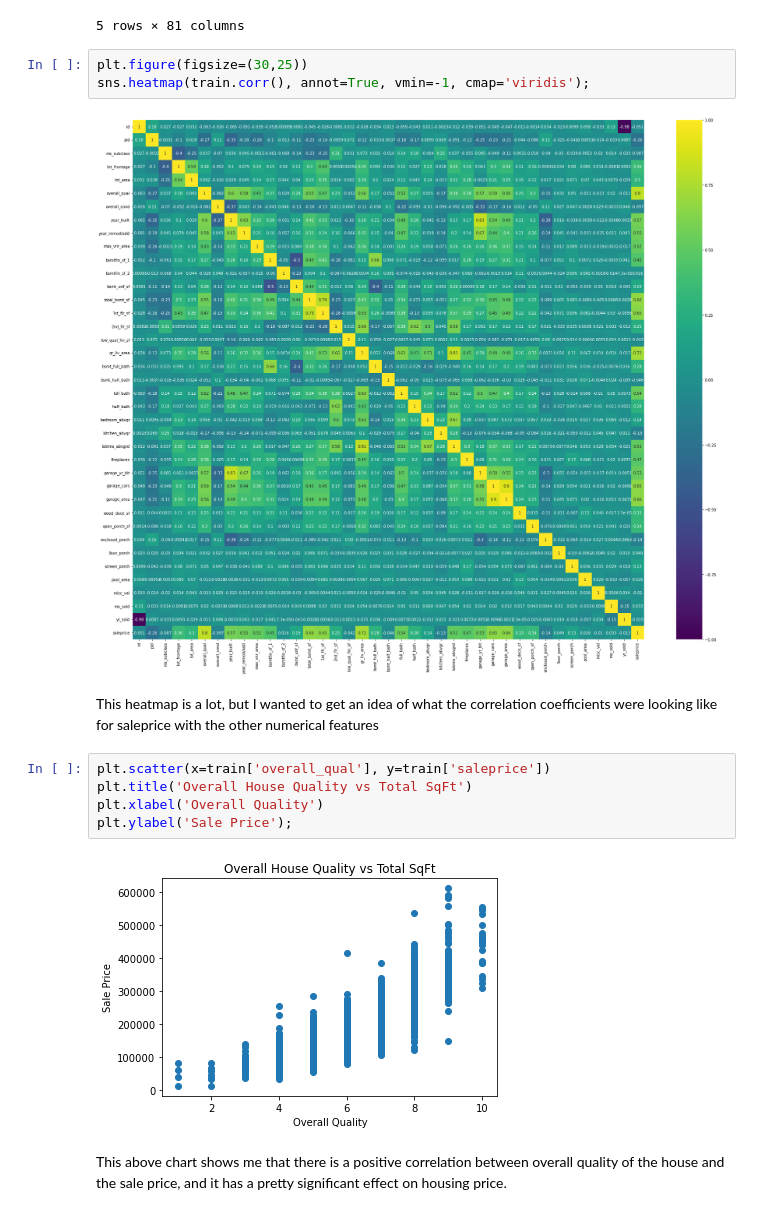
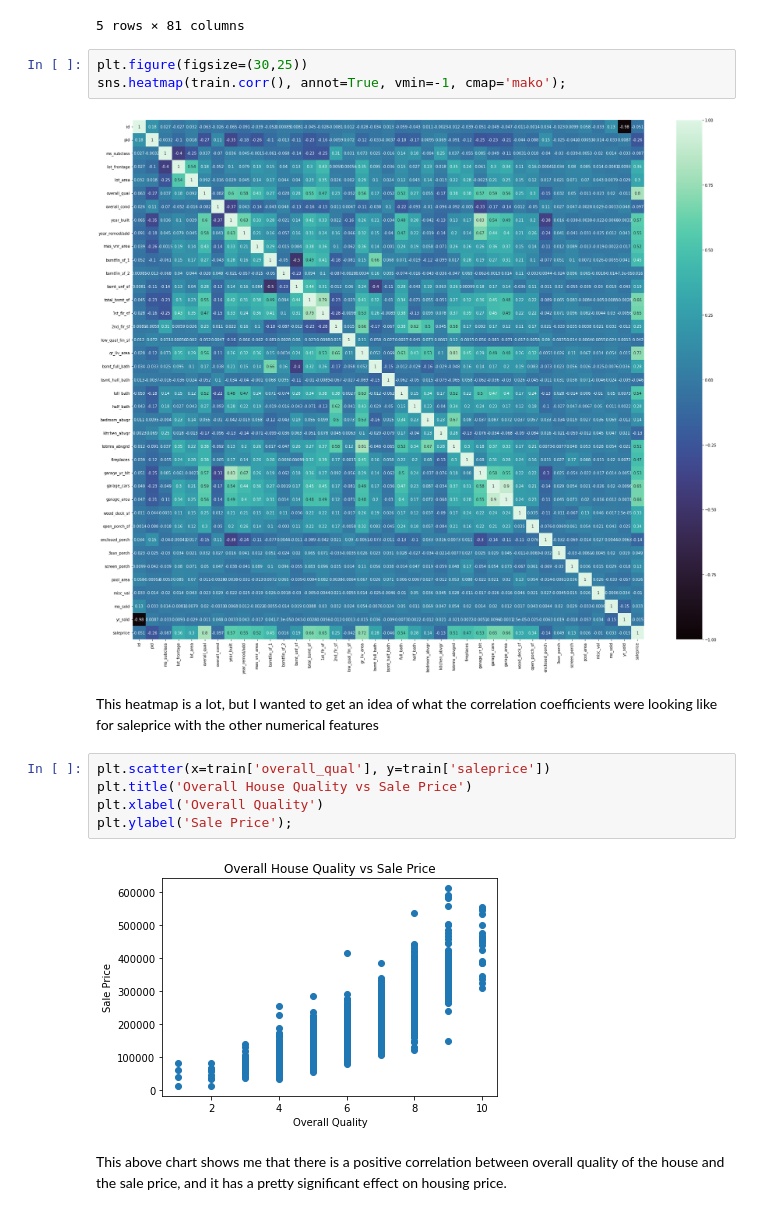
Before and after one commit to jpetersen626/ames_housing_analysis, a Jupyter notebook: code/01_EDA_and_Cleaning.ipynb, the cells around one changed output. Drawn from its saved outputs; the diff is of its cells as text.

```diff
--- a/code/01_EDA_and_Cleaning.ipynb
+++ b/code/01_EDA_and_Cleaning.ipynb
@@ -133,18 +149,18 @@ train.head()
 5 rows × 81 columns
 # %%
 plt.figure(figsize=(30,25))
-sns.heatmap(train.corr(), annot=True, vmin=-1, cmap='viridis');
+sns.heatmap(train.corr(), annot=True, vmin=-1, cmap='mako');
 # %% [output]
-[figure, old version]
+[figure, new version]
 # %% [markdown]
 This heatmap is a lot, but I wanted to get an idea of what the correlation coefficients were looking like for saleprice with the other numerical features
 # %%
 plt.scatter(x=train['overall_qual'], y=train['saleprice'])
-plt.title('Overall House Quality vs Total SqFt')
+plt.title('Overall House Quality vs Sale Price')
 plt.xlabel('Overall Quality')
 plt.ylabel('Sale Price');
 # %% [output]
-[figure, old version]
+[figure, new version]
 # %% [markdown]
 This above chart shows me that there is a positive correlation between overall quality of the house and the sale price, and it has a pretty significant effect on housing price.
 # %%
```
Also changed, not shown: parts of 14 cells of this notebook, 13 other files.
